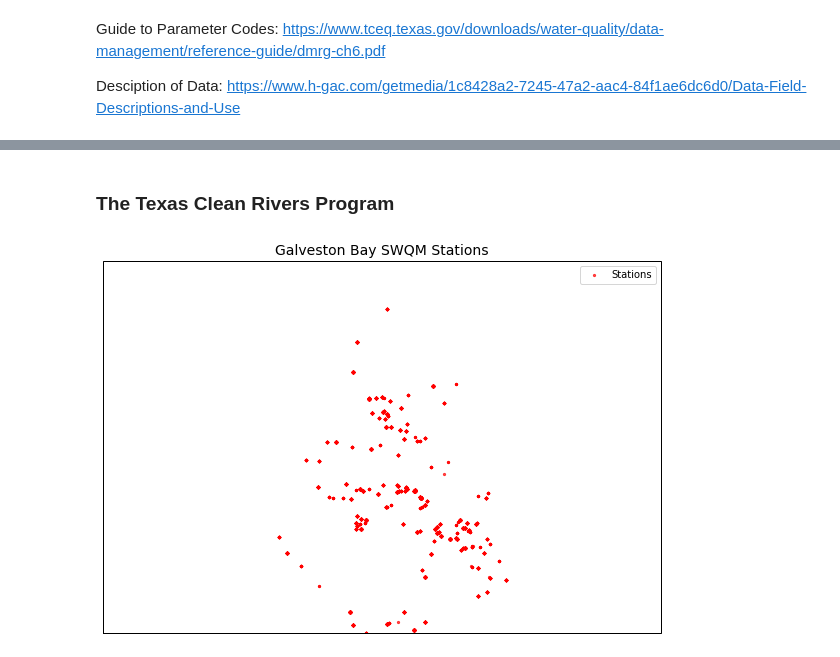
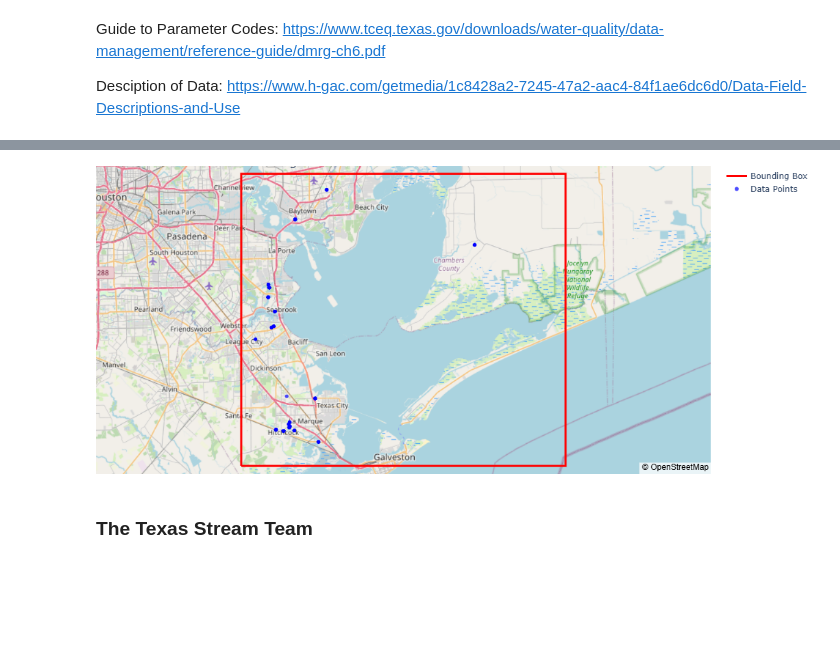
Before and after one commit to inmang13/ESDA_FinalProj_GalvestonBay, a Jupyter notebook: Observed_Data.ipynb, the cells around one changed output, grey strips where cells are left out. Cells and saved outputs as stored; diff of their text form; code cells hidden in the pictures; blank space fills up the shorter version.

```diff
--- a/Observed_Data.ipynb
+++ b/Observed_Data.ipynb
@@ -70,22 +73,49 @@ plt.show()
+# %%
+import plotly.graph_objects as go
+
+# Bounding box
+extent = [-95.1, -94.45, 29.29, 29.8]
+lons = [extent[0], extent[1], extent[1], extent[0], extent[0]]
+lats = [extent[2], extent[2], extent[3], extent[3], extent[2]]
+
+# Center of the bounding box
+center_lon = (extent[0] + extent[1]) / 2
+center_lat = (extent[2] + extent[3]) / 2
+
+fig = go.Figure()
+
+# Add bounding box
+fig.add_trace(go.Scattermapbox(
+    lon=lons,
+    lat=lats,
+    mode='lines',
+    line=dict(width=3, color='red'),
+    name='Bounding Box'
+))
+
+
+# Add data points
+fig.add_trace(go.Scattermapbox(
+    lon=crp_DO['LONG_DD'],
+    lat=crp_DO['LAT_DD'],
+    mode='markers',
+    marker=dict(size=6, color='blue', opacity=0.7),
+    name='Data Points'
+))
+
+# Update layout
+fig.update_layout(
+    mapbox=dict(
+        style="open-street-map",
+        center=dict(lat=center_lat, lon=center_lon),
+        zoom=9
+    ),
+    margin={"r":0,"t":0,"l":0,"b":0},
+    title="Data Points within Bounding Box"
+)
+
+fig.show()
+# %% [output]
+[figure, added]
 # %% [markdown]
-###  The Texas Clean Rivers Program
+###  The Texas Stream Team
-# %%
-file_path = "/shared_space/Galveston_Bay/TST_Monitoring_Data_May2025_for_HGAC_Website.xlsx"
-cr = pd.read_excel(file_path)
-
-import cartopy.feature as cfeature
-import cartopy.io.img_tiles as cimgt
-
-stamen = cimgt.Stamen('terrain')
-fig = plt.figure(figsize=(10, 8))
-ax = plt.axes(projection=ccrs.PlateCarree())
-
-#ax.add_image(stamen, 10)
-ax.set_extent([-97, -94, 29, 31], crs=ccrs.PlateCarree())
-
-ax.scatter(cr["LONGITUDE"], cr["LATITUDE"], c="red", s=5, alpha=0.7, transform=ccrs.PlateCarree(),label="Stations")
-ax.set_title("Galveston Bay SWQM Stations", fontsize=14)
-plt.legend()
-plt.show()
-# %% [output]
-[figure, removed]
```
Also changed, not shown: parts of 21 cells of this notebook.
